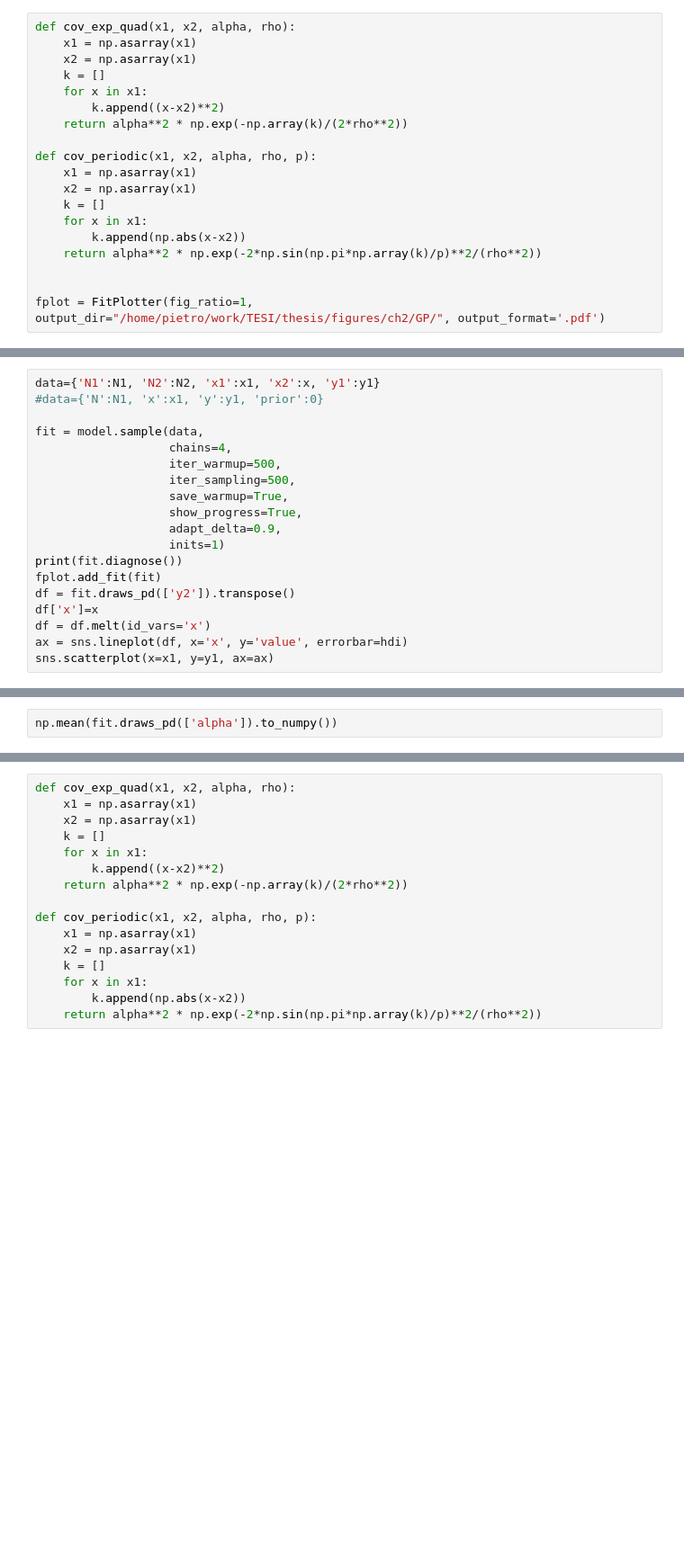
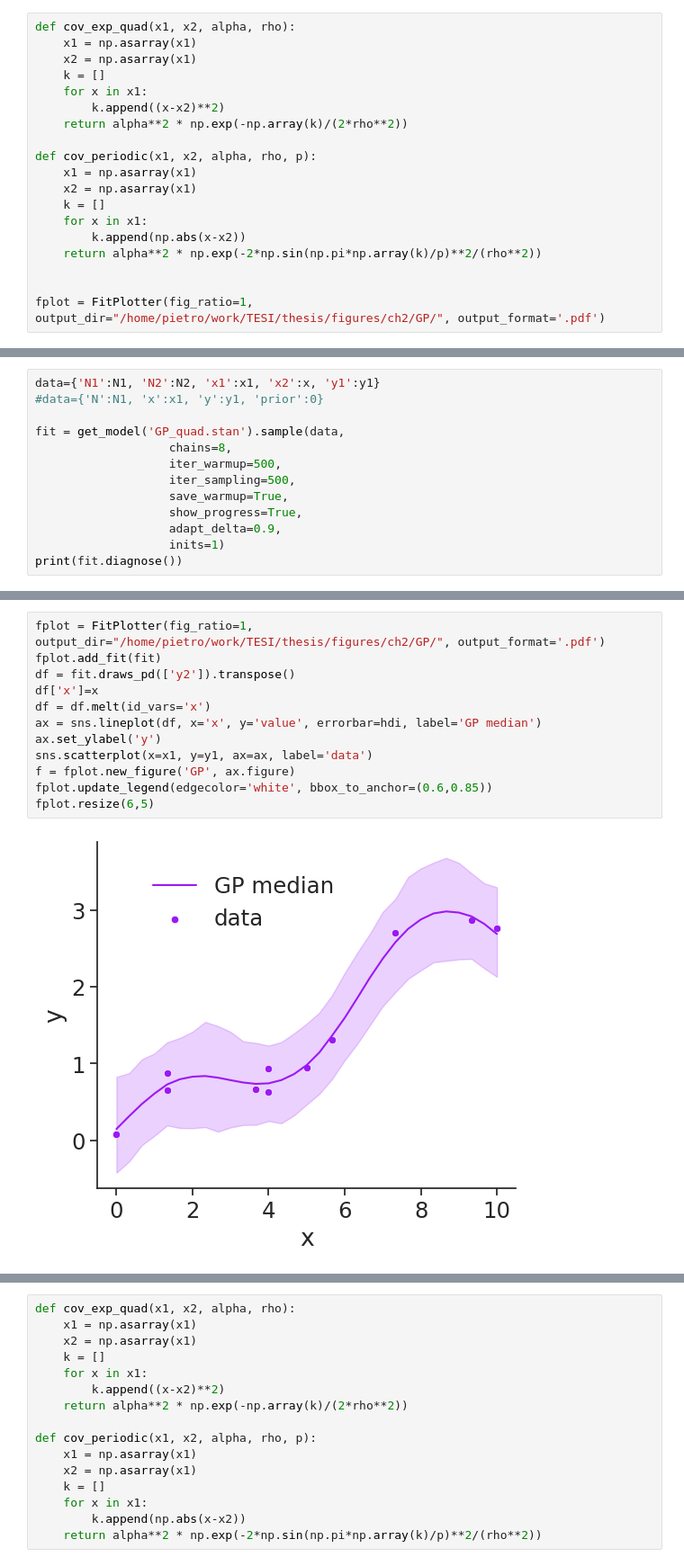
Before and after one commit to cryomib/baynes, a Jupyter notebook: notebooks/GP.ipynb, the cells around one changed output, grey strips where cells are left out. Shown: that part at 90% size. Saved outputs shown, nothing was run; the diff lists cells and outputs as text; blank space fills up the shorter version.

Commit message:
Final thesis examples

```diff
--- a/notebooks/GP.ipynb
+++ b/notebooks/GP.ipynb
@@ -49,8 +62,8 @@ get_compiler_kwargs()
 data={'N1':N1, 'N2':N2, 'x1':x1, 'x2':x, 'y1':y1}
 #data={'N':N1, 'x':x1, 'y':y1, 'prior':0}
 
-fit = model.sample(data,
-                   chains=4,
+fit = get_model('GP_quad.stan').sample(data,
+                   chains=8,
                    iter_warmup=500,
                    iter_sampling=500,
                    save_warmup=True,
@@ -58,9 +71,3 @@ fit = model.sample(data,
                    adapt_delta=0.9,
                    inits=1)
 print(fit.diagnose())
-fplot.add_fit(fit)
-df = fit.draws_pd(['y2']).transpose()
-df['x']=x
-df = df.melt(id_vars='x')
-ax = sns.lineplot(df, x='x', y='value', errorbar=hdi)
-sns.scatterplot(x=x1, y=y1, ax=ax)
@@ -67,5 +112,17 @@ sns.scatterplot(x=x1, y=y1, ax=ax)
-# %%
-np.mean(fit.draws_pd(['alpha']).to_numpy())
+# %%
+fplot = FitPlotter(fig_ratio=1, output_dir="/home/pietro/work/TESI/thesis/figures/ch2/GP/", output_format='.pdf')
+fplot.add_fit(fit)
+df = fit.draws_pd(['y2']).transpose()
+df['x']=x
+df = df.melt(id_vars='x')
+ax = sns.lineplot(df, x='x', y='value', errorbar=hdi, label='GP median')
+ax.set_ylabel('y')
+sns.scatterplot(x=x1, y=y1, ax=ax, label='data')
+f = fplot.new_figure('GP', ax.figure)
+fplot.update_legend(edgecolor='white', bbox_to_anchor=(0.6,0.85))
+fplot.resize(6,5)
+# %% [output]
+[figure, added]
 # %%
 means = fit.draws_pd(['alpha', 'rho']).mean(axis=0)
 z=cov_exp_quad(x, x, means['alpha'], means['rho'])
```
Also changed, not shown: parts of 15 cells of this notebook, 35 other files.
